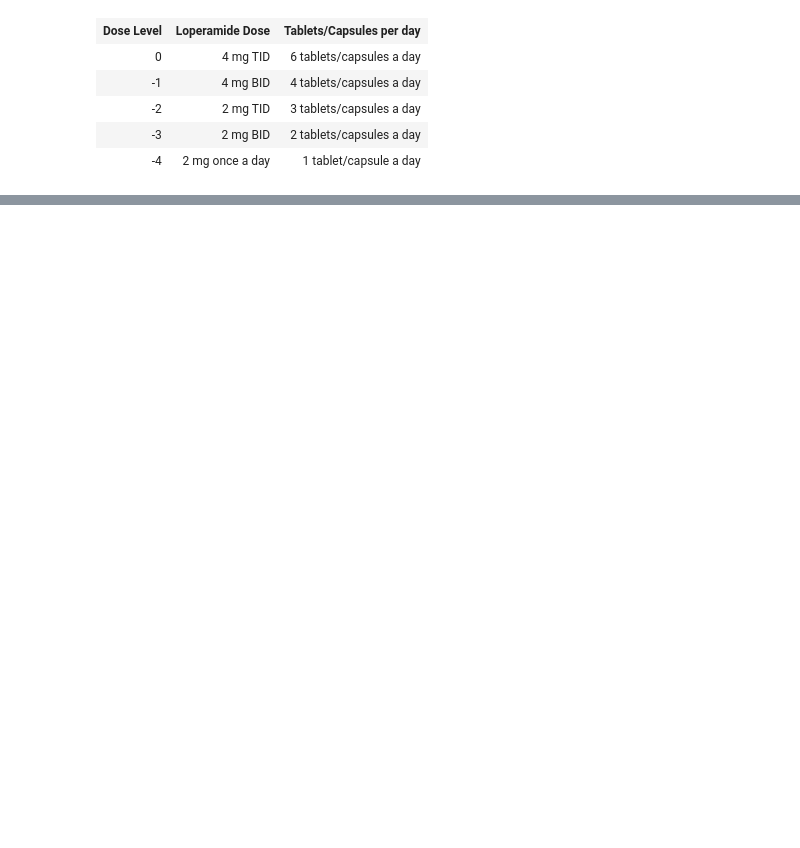
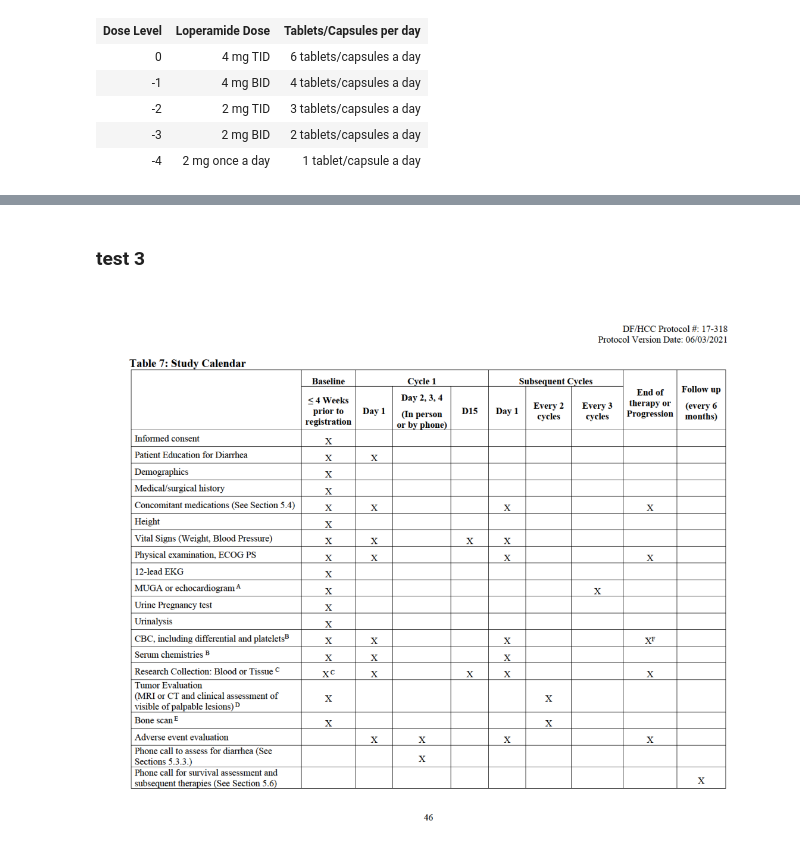
Before and after one commit to AksChougule/GenAI-projects, a Jupyter notebook: unstructured-library/unstructured-extraction-capabilities.ipynb, the cells around one changed output, grey strips where cells are left out. Drawn from its saved outputs; the diff is of its cells as text; code cells hidden in the pictures; blank space fills up the shorter version.

```diff
--- a/unstructured-library/unstructured-extraction-capabilities.ipynb
+++ b/unstructured-library/unstructured-extraction-capabilities.ipynb
@@ -142,6 +155,12 @@ IPython.display.HTML(elements[371].metadata.text_as_html)
 |  |  | Uncommon | Renal failure | 03 | 0.2 | 0 | ... |
 | General disorders and administrat... | Very common | Fatigue | 27.1 | 1.6 | 0 | ... |
 | Investigations | Common | Weight decreased | 48 | 01 | 0 | ... |
+# %% [markdown]
+### test 3
+# %%
+display.Image(f"{root}/study_protocol_images/protocol_002_img03_page46.png")
+# %% [output]
+[figure, added]
 # %%
 # page 46
 IPython.display.HTML(elements[601].metadata.text_as_html)
```
Also changed, not shown: parts of 5 cells of this notebook.
